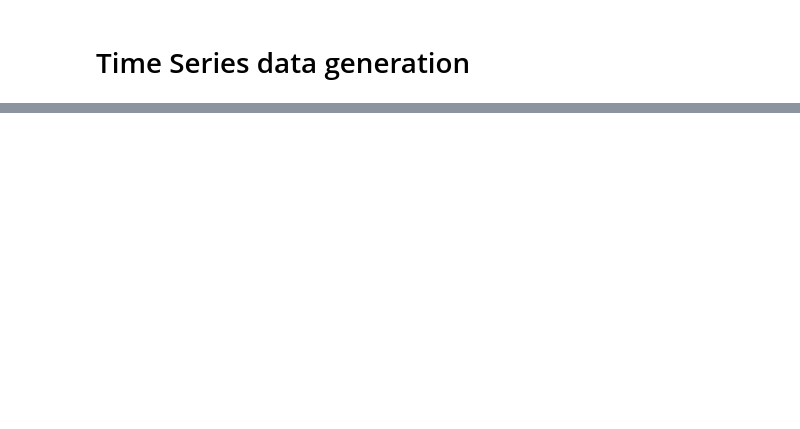
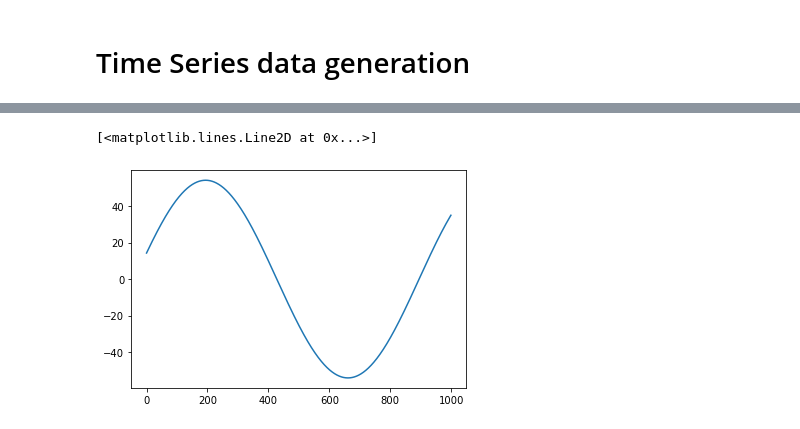
Before and after one commit to OscarCabreraRodriguez/TimeSeriesAnomalyDetection, a Jupyter notebook: ADND.ipynb, the cells around one changed output, grey strips where cells are left out. Cells and saved outputs as stored; diff of their text form; code cells hidden in the pictures; blank space fills up the shorter version.

```diff
--- a/ADND.ipynb
+++ b/ADND.ipynb
@@ -16,2 +66,7 @@ t = time
+# %%
+plt.plot(x,yValues[25])
+# %% [output]
+[<matplotlib.lines.Line2D at 0x...>]
+[figure, added]
 # %%
 randcomp = 200
```
Also changed, not shown: parts of 9 cells of this notebook.
